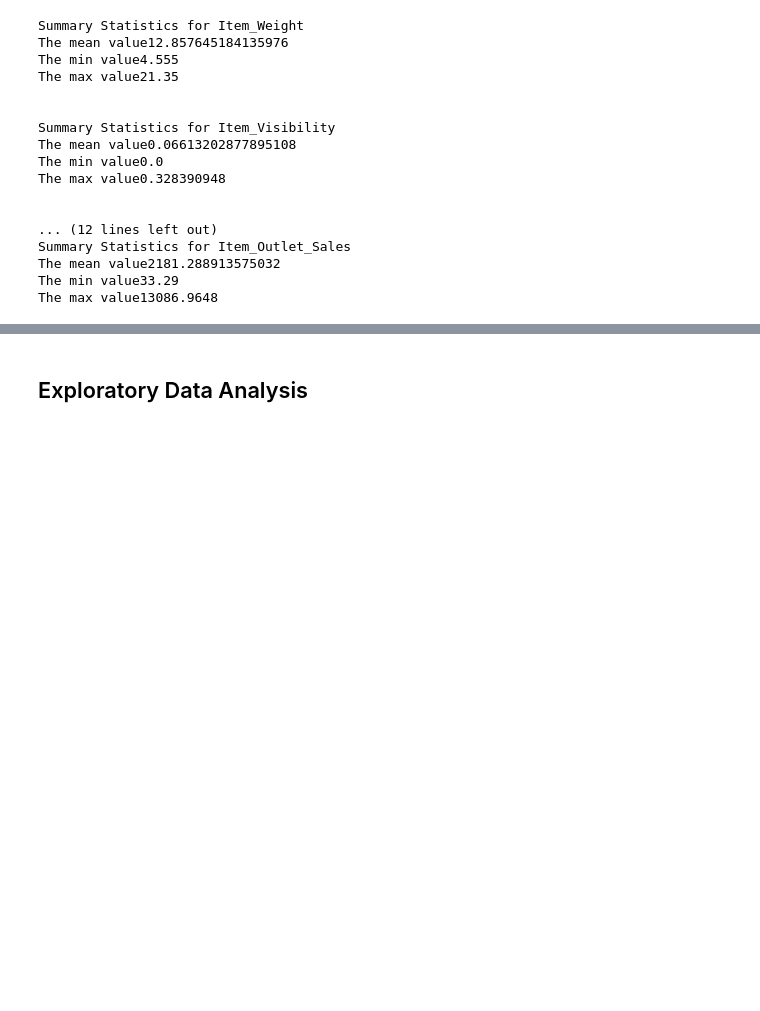
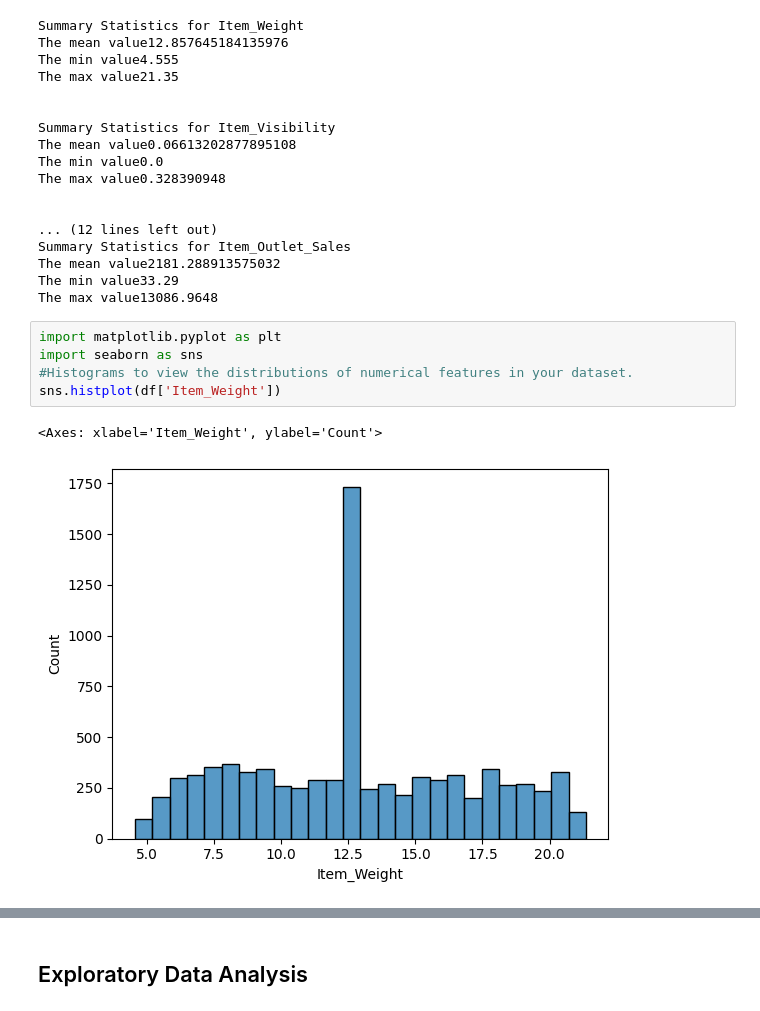
Before and after one commit to feras-nahhal/Prediction-of-Product-Sales, a Jupyter notebook: Prediction_of_Product_Sales.ipynb, the cells around one changed output, grey strips where cells are left out. Cells and saved outputs as stored; diff of their text form; blank space fills up the shorter version.

```diff
--- a/Prediction_of_Product_Sales.ipynb
+++ b/Prediction_of_Product_Sales.ipynb
@@ -187,3 +187,11 @@ Summary Statistics for Item_Outlet_Sales
 The mean value2181.288913575032
 The min value33.29
 The max value13086.9648
+# %%
+import matplotlib.pyplot as plt
+import seaborn as sns
+#Histograms to view the distributions of numerical features in your dataset.
+sns.histplot(df['Item_Weight'])
+# %% [output]
+<Axes: xlabel='Item_Weight', ylabel='Count'>
+[figure, added]
```
Also changed, not shown: parts of 13 cells of this notebook.
